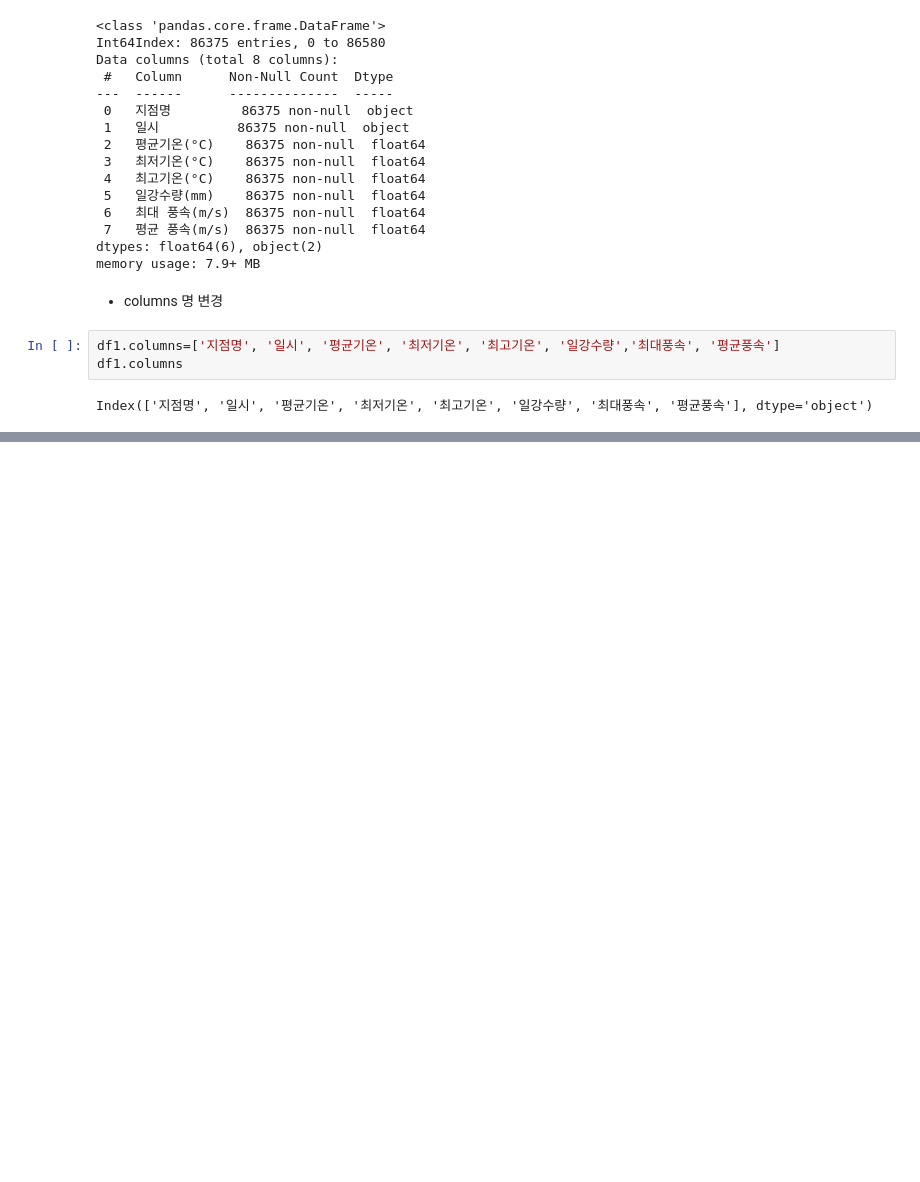
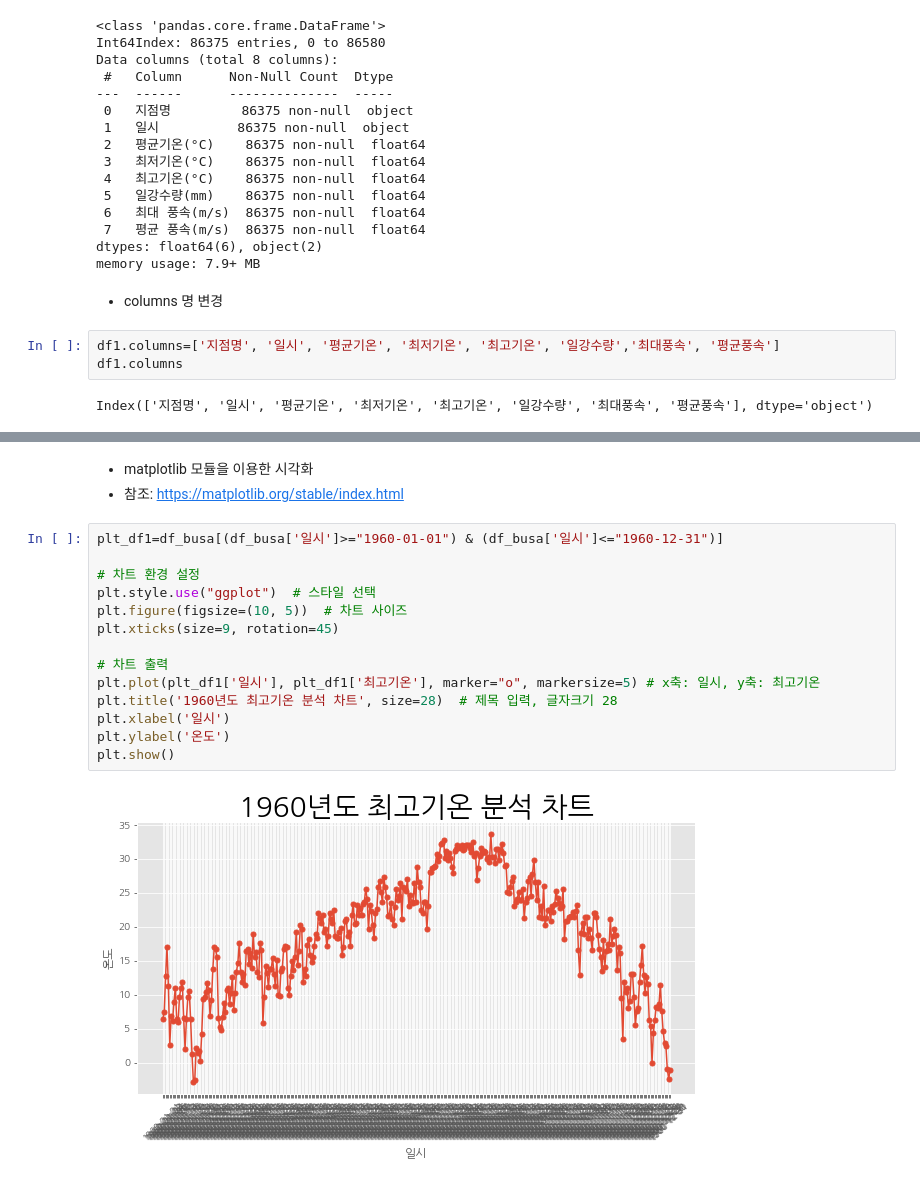
Before and after one commit to toughC/Python_Machine_Learning, a Jupyter notebook: 05_dataVisualization.ipynb, the cells around one changed output, grey strips where cells are left out. Saved outputs shown, nothing was run; the diff lists cells and outputs as text; blank space fills up the shorter version.

```diff
--- a/05_dataVisualization.ipynb
+++ b/05_dataVisualization.ipynb
@@ -376,0 +570,19 @@ Index(['지점명', '일시', '평균기온', '최저기온', '최고기온', '
+# %% [markdown]
+- matplotlib 모듈을 이용한 시각화
+- 참조: https://matplotlib.org/stable/index.html
+# %%
+plt_df1=df_busa[(df_busa['일시']>="1960-01-01") & (df_busa['일시']<="1960-12-31")]
+
+# 차트 환경 설정
+plt.style.use("ggplot")  # 스타일 선택
+plt.figure(figsize=(10, 5))  # 차트 사이즈
+plt.xticks(size=9, rotation=45)
+
+# 차트 출력
+plt.plot(plt_df1['일시'], plt_df1['최고기온'], marker="o", markersize=5) # x축: 일시, y축: 최고기온
+plt.title('1960년도 최고기온 분석 차트', size=28)  # 제목 입력, 글자크기 28
+plt.xlabel('일시')
+plt.ylabel('온도')
+plt.show()
+# %% [output]
+[figure, added]
```
Also changed, not shown: parts of 45 cells of this notebook.
